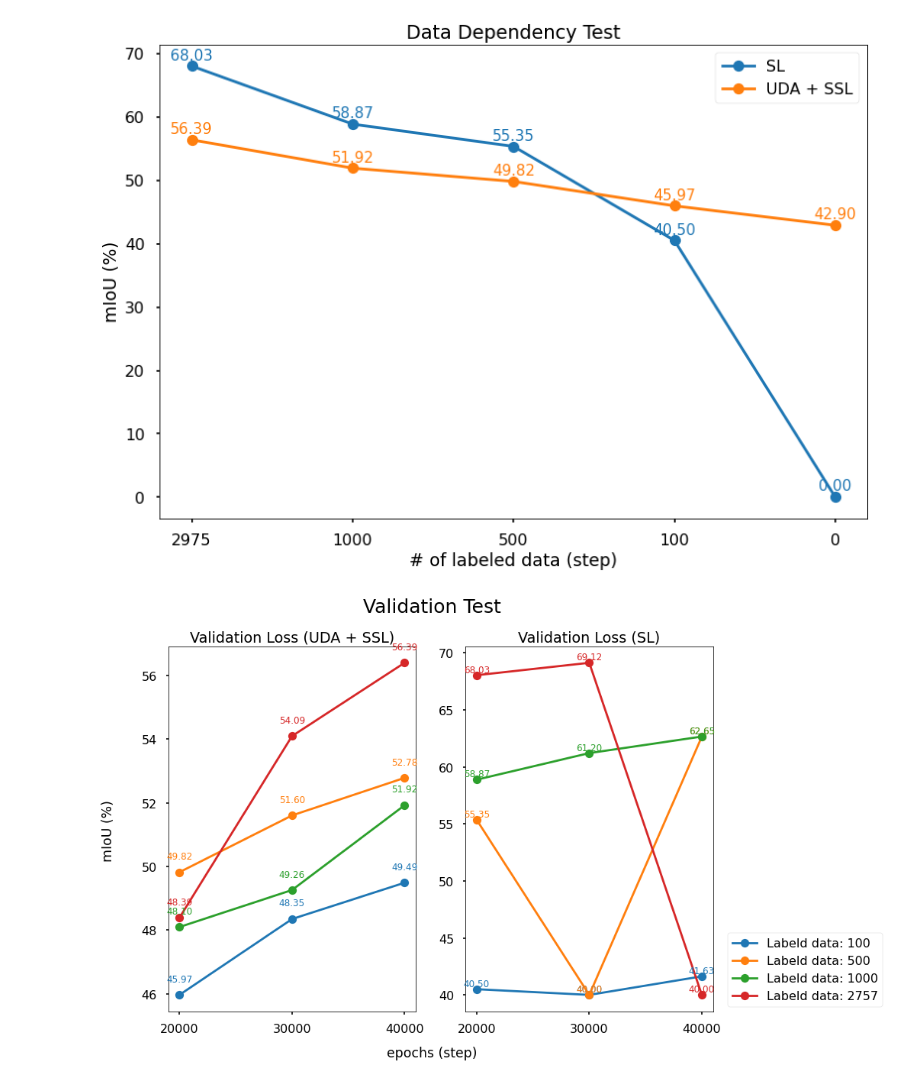
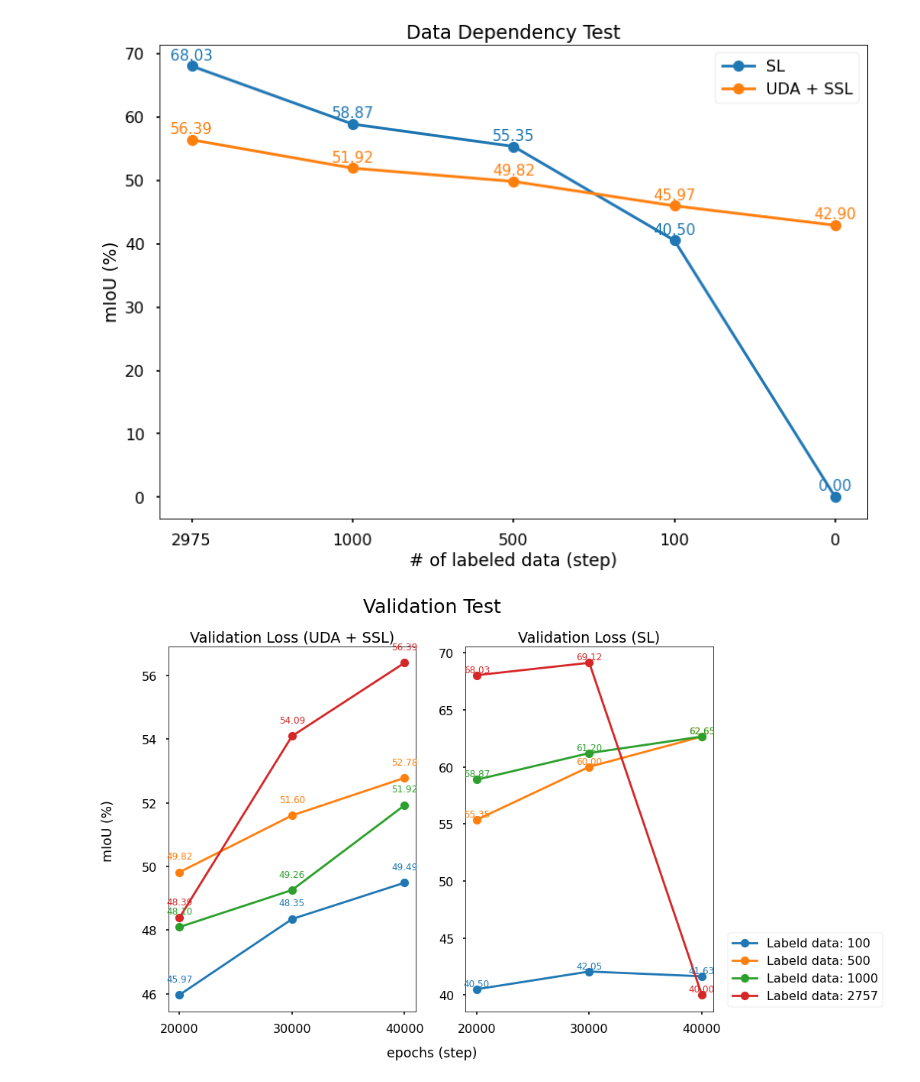
Before and after one commit to hi-space/SSL-Synthetic-Segmentation, a Jupyter notebook: Seg-Uncertainty/visualization.ipynb, the cells around one changed output. Saved outputs shown, nothing was run; the diff lists cells and outputs as text; code cells hidden in the pictures.

Commit message:
update val graph

```diff
--- a/Seg-Uncertainty/visualization.ipynb
+++ b/Seg-Uncertainty/visualization.ipynb
@@ -76,36 +76,36 @@ ax1.title.set_text('Validation Loss (UDA + SSL)')
 
 # UDA + SSL
 x = ['20000', '30000', '40000']
-c100 = np.array([40.5, 40, 41.63])
-c500 = np.array([55.35, 40, 62.65])
+c100 = np.array([40.5, 42.05, 41.63])
+c500 = np.array([55.35, 60, 62.65]) # epoch 30000 is none
 c1000 = np.array([58.87, 61.20, 62.65])
 c2757 = np.array([68.03, 69.12, 40])
 
 ax2.plot(x, c100, label=('Labeld data: 100'), color='C0', marker='o', linestyle='solid')
 ax2.plot(x, c500, label=('Labeld data: 500'), color='C1', marker='o', linestyle='solid')
 ax2.plot(x, c1000, label=('Labeld data: 1000'), color='C2', marker='o', linestyle='solid')
 ax2.plot(x, c2757, label=('Labeld data: 2757'), color='C3', marker='o', linestyle='solid')
 
 for i, (v100, v500, v1000, v2757) in enumerate(zip(c100, c500, c1000, c2757)):
     ax2.text(i, v100+0.5, "%.2f" % v100, ha="center", va="center", fontsize=12, color='C0')
     ax2.text(i, v500+0.5, "%.2f" % v500, ha="center", va="center", fontsize=12, color='C1')
     ax2.text(i, v1000+0.5, "%.2f" % v1000, ha="center", va="center", fontsize=12, color='C2')
     ax2.text(i, v2757+0.5, "%.2f" % v2757, ha="center", va="center", fontsize=12, color='C3')
 
 ax2.title.set_text('Validation Loss (SL)')
 
 lines, labels = ax1.get_legend_handles_labels()
 
 # legend
 fig.legend(lines, labels, bbox_to_anchor=(1.15, 0.3))
 
 # xlabel / ylabel
 fig.text(0.5, 0.04, 'epochs (step)', ha='center', va='center', fontsize='xx-large')
 fig.text(0.04, 0.5, 'mIoU (%)', ha='center', va='center', rotation='vertical', fontsize='xx-large')
 
 # title
 fig.suptitle('Validation Test', fontsize='25')
 
 plt.show()
 # %% [output]
-[figure, old version]
+[figure, new version]
```
